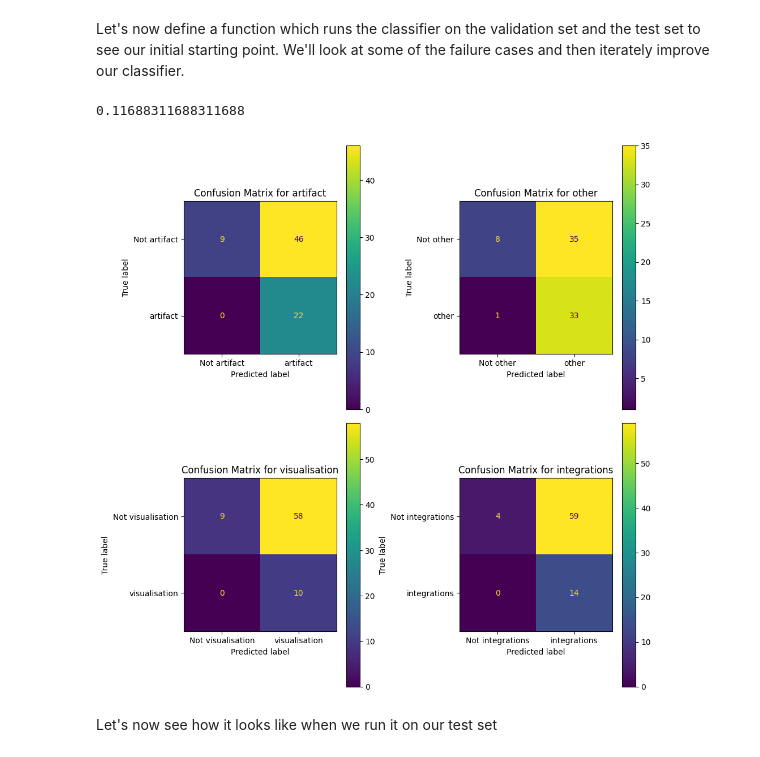
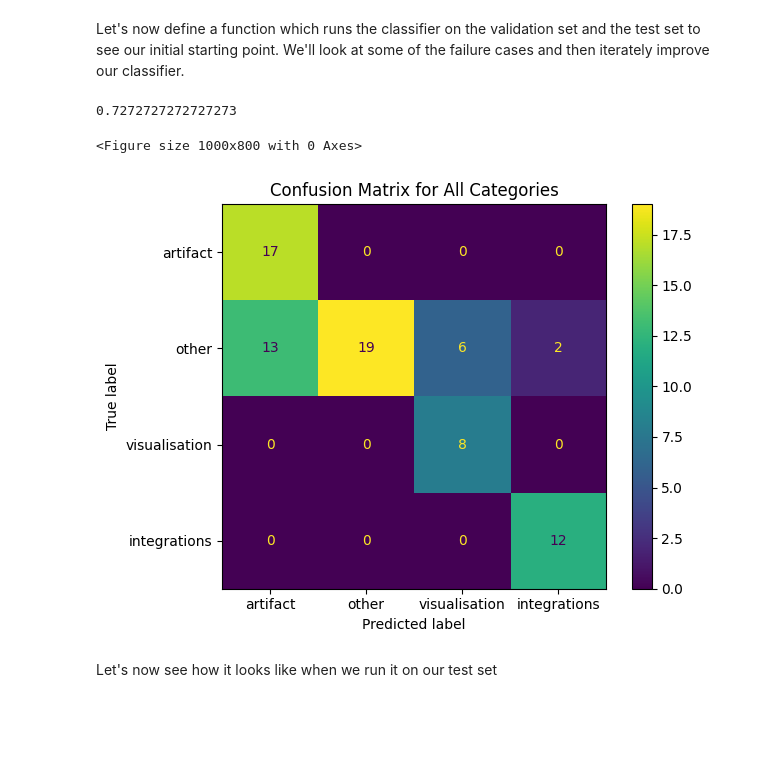
Before and after one commit to 567-labs/how-to-look-at-data, a Jupyter notebook: 3. Classifiers.ipynb, the cells around one changed output. Drawn from its saved outputs; the diff is of its cells as text; code cells hidden in the pictures; blank space fills up the shorter version.

Commit message:
refactor: enhance Classifiers notebook with improved labeling structure, updated classifier model, and performance evaluation metrics

```diff
--- a/3. Classifiers.ipynb
+++ b/3. Classifiers.ipynb
@@ -169,7 +174,7 @@ texts = [
     for item in data
 ]
 
-results = classifier.batch_predict_multi(texts[:110])
+results = classifier.batch_predict(texts[:110])
 # %%
 with open("./data/generated.jsonl","w+") as f:
     for item,result in zip(data,results):
@@ -177,7 +182,7 @@ with open("./data/generated.jsonl","w+") as f:
             "query": item["query"],
             "matching_document": item["matching_document"],
             "query_id": item["query_id"],
-            "labels": result.labels
+            "labels": result.label
         })+"\n")
 # %% [markdown]
 ## Evaluating Our Classifier
@@ -218,7 +223,7 @@ Test set size: 33
 Let's now calculate a baseline and see how well our initial classification model performs.
 # %%
 val_text = [
-    f"Query: {item['query']}\n Retrieved Document: {item['matching_document']}"
+    f"bQuery: {item['query']}\n Retrieved Document: {item['matching_document']}"
     for item in val_set
 ]
 val_labels = [item["labels"] for item in val_set]
@@ -234,53 +239,48 @@ Let's now define a function which runs the classifier on the validation set and
 from sklearn.metrics import confusion_matrix
 from instructor_classify.classify import Classifier
 
-def predict_and_evaluate(classifier: Classifier, texts: list[str], labels:list[list[str]]):
-    predictions = classifier.batch_predict_multi(texts)
-    pred_labels = [p.labels for p in predictions]
+def predict_and_evaluate(classifier: Classifier, texts: list[str], labels:list[str]):
+    predictions = classifier.batch_predict(texts)
+    pred_labels = [p.label for p in predictions]
 
     return {
-        "accuracy": sum(set(p) == set(l) for p, l in zip(pred_labels, labels)) / len(predictions),
+        "accuracy": sum(p == l for p, l in zip(pred_labels, labels)) / len(predictions),
         "queries": texts,
         "labels": labels,
         "predictions": pred_labels
     }
 
 classifier = (
-    Classifier(classification_def).with_client(client).with_model("gpt-4.1")
+    Classifier(classification_def).with_client(client).with_model("gpt-4.1-mini")
 )
 predictions = predict_and_evaluate(classifier, val_text, val_labels)
 predictions["accuracy"]
 # %% [output]
-0.11688311688311688
+0.7272727272727273
 # %%
 import matplotlib.pyplot as plt
-import numpy as np
-from sklearn.metrics import multilabel_confusion_matrix, ConfusionMatrixDisplay
+from sklearn.metrics import ConfusionMatrixDisplay
 
-# Get unique labels from all possible labels
+# Get unique labels
 unique_labels = ["artifact", "other", "visualisation", "integrations"]
 
-# Convert predictions and true labels to binary matrix format
-y_true = np.array([[1 if label in true_set else 0 for label in unique_labels]
-                   for true_set in predictions["labels"]])
-y_pred = np.array([[1 if label in pred_set else 0 for label in unique_labels]
-                   for pred_set in predictions["predictions"]])
+# Convert predictions and true labels to label indices
+y_true = [unique_labels.index(label) for label in predictions["labels"]]
+y_pred = [unique_labels.index(label) for label in predictions["predictions"]]
 
-# Calculate confusion matrix for each label
-conf_matrices = multilabel_confusion_matrix(y_true, y_pred)
+# Calculate single confusion matrix for all categories
+conf_matrix = confusion_matrix(y_true, y_pred)
 
-# Plot confusion matrix for each label
-fig, axes = plt.subplots(2, 2, figsize=(10, 10))
-for i, (matrix, label) in enumerate(zip(conf_matrices, unique_labels)):
-    ax = axes[i//2, i%2]
-    disp = ConfusionMatrixDisplay(confusion_matrix=matrix, display_labels=[f"Not {label}", label])
-    disp.plot(ax=ax)
-    ax.set_title(f'Confusion Matrix for {label}')
-
+# Plot confusion matrix
+plt.figure(figsize=(10, 8))
+disp = ConfusionMatrixDisplay(confusion_matrix=conf_matrix, display_labels=unique_labels)
+disp.plot()
+plt.title('Confusion Matrix for All Categories')
 plt.tight_layout()
 plt.show()
 # %% [output]
+<Figure size 1000x800 with 0 Axes>
-[figure, old version]
+[figure, new version]
 # %% [markdown]
 Let's now see how it looks like when we run it on our test set
 # %%
```
Also changed, not shown: parts of 45 cells of this notebook.
